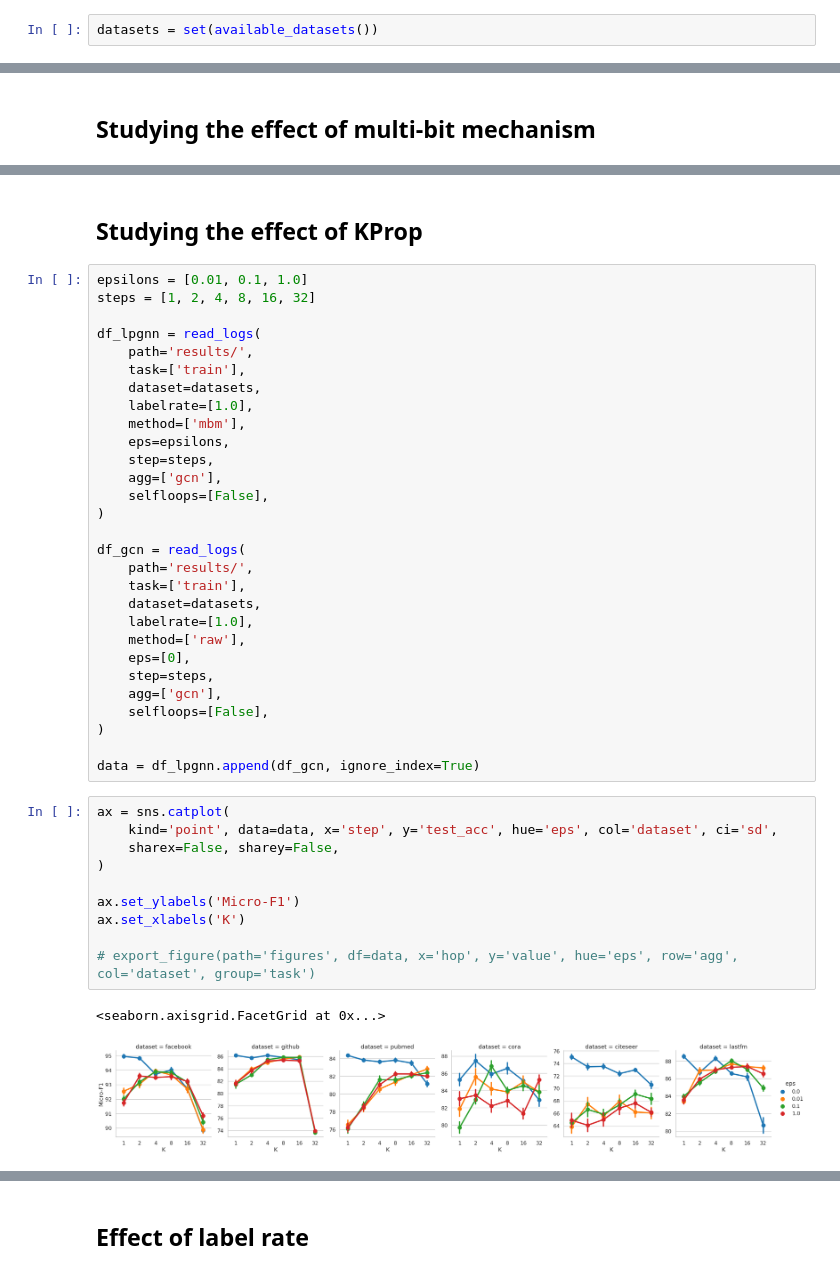
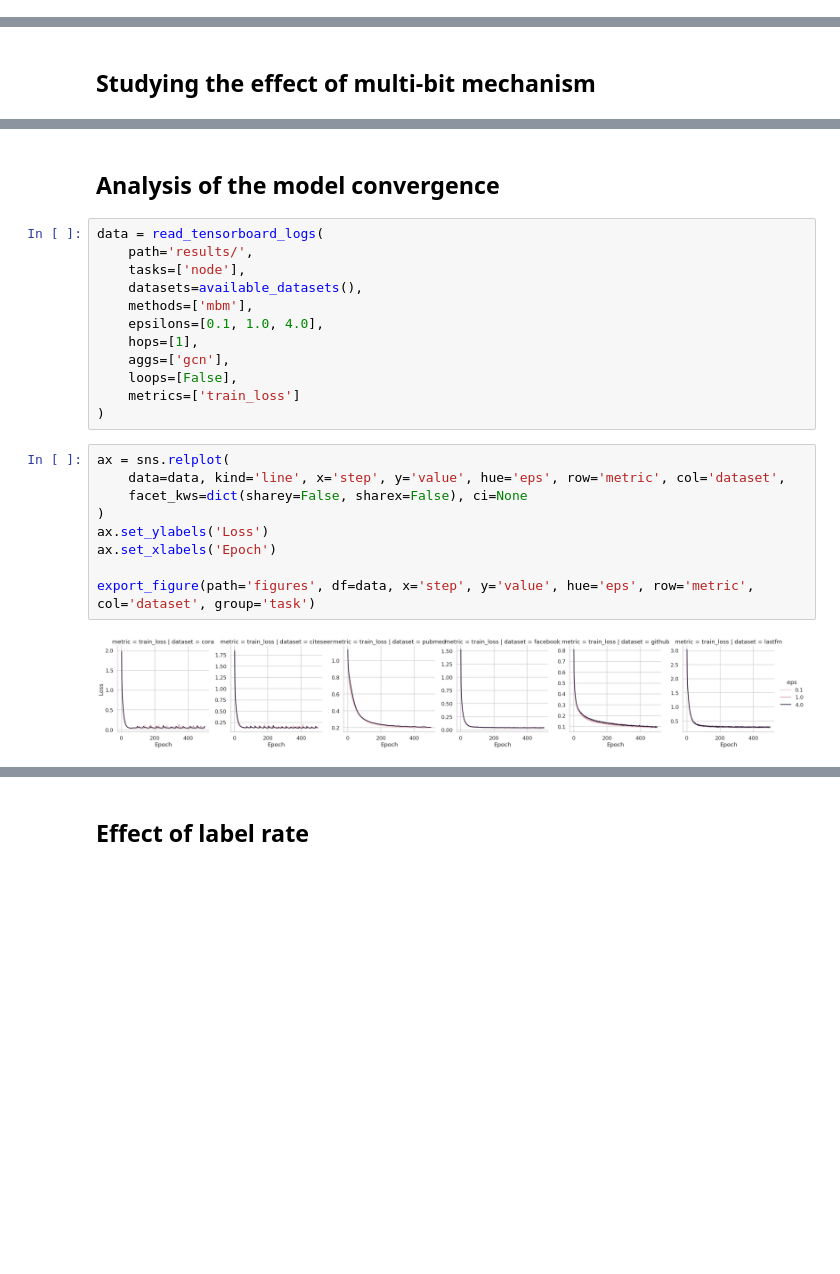
Before and after one commit to sisaman/LPGNN, a Jupyter notebook: results.ipynb, the cells around one changed output, grey strips where cells are left out. Saved outputs shown, nothing was run; the diff lists cells and outputs as text; blank space fills up the shorter version.

```diff
--- a/results.ipynb
+++ b/results.ipynb
@@ -87,2 +16,0 @@ def latex_output(df_results, top_method, colored_method=None, color=None, size=N
-# %%
-datasets = set(available_datasets())
@@ -222,44 +349,25 @@ ax = sns.catplot(
-# %% [markdown]
-## Studying the effect of KProp
-# %%
-epsilons = [0.01, 0.1, 1.0]
-steps = [1, 2, 4, 8, 16, 32]
-
-df_lpgnn = read_logs(
-    path='results/',
-    task=['train'],
-    dataset=datasets,
-    labelrate=[1.0],
-    method=['mbm'],
-    eps=epsilons,
-    step=steps,
-    agg=['gcn'],
-    selfloops=[False],
-)
-
-df_gcn = read_logs(
-    path='results/',
-    task=['train'],
-    dataset=datasets,
-    labelrate=[1.0],
-    method=['raw'],
-    eps=[0],
-    step=steps,
-    agg=['gcn'],
-    selfloops=[False],
-)
-
-data = df_lpgnn.append(df_gcn, ignore_index=True)
+# %% [markdown]
+## Analysis of the model convergence
+# %%
+data = read_tensorboard_logs(
+    path='results/',
+    tasks=['node'],
+    datasets=available_datasets(),
+    methods=['mbm'],
+    epsilons=[0.1, 1.0, 4.0],
+    hops=[1],
+    aggs=['gcn'],
+    loops=[False],
+    metrics=['train_loss']
+)
 # %%
-ax = sns.catplot(
-    kind='point', data=data, x='step', y='test_acc', hue='eps', col='dataset', ci='sd',
-    sharex=False, sharey=False,
+ax = sns.relplot(
+    data=data, kind='line', x='step', y='value', hue='eps', row='metric', col='dataset',
+    facet_kws=dict(sharey=False, sharex=False), ci=None
 )
+ax.set_ylabels('Loss')
+ax.set_xlabels('Epoch')
 
-ax.set_ylabels('Micro-F1')
-ax.set_xlabels('K')
-
-# export_figure(path='figures', df=data, x='hop', y='value', hue='eps', row='agg', col='dataset', group='task')
+export_figure(path='figures', df=data, x='step', y='value', hue='eps', row='metric', col='dataset', group='task')
 # %% [output]
-<seaborn.axisgrid.FacetGrid at 0x...>
-[figure, old version]
+[figure, new version]
```
Also changed, not shown: parts of 24 cells of this notebook, 1 other file.
